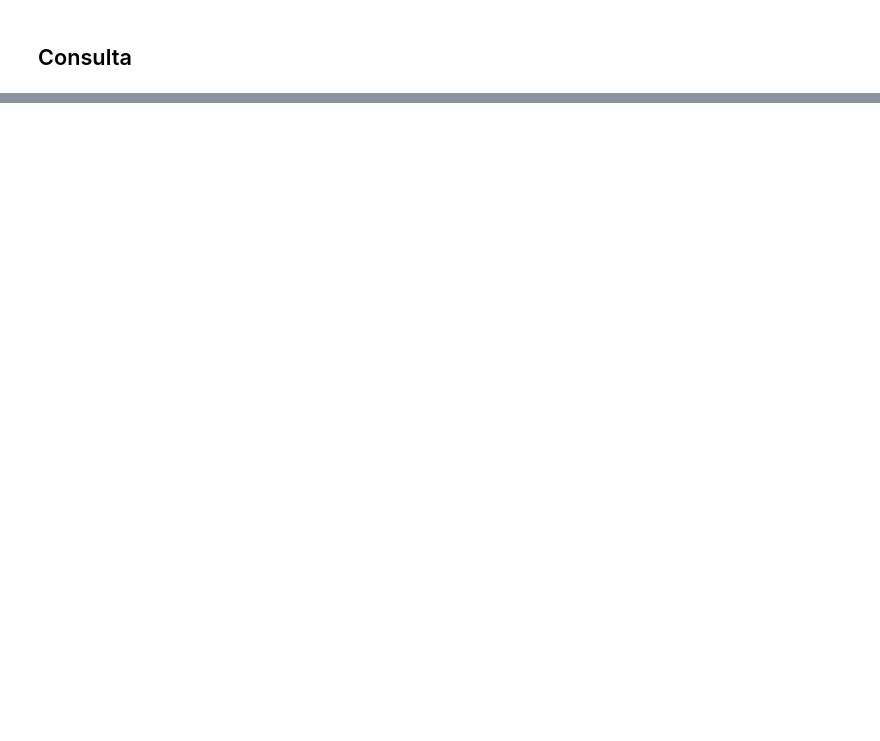
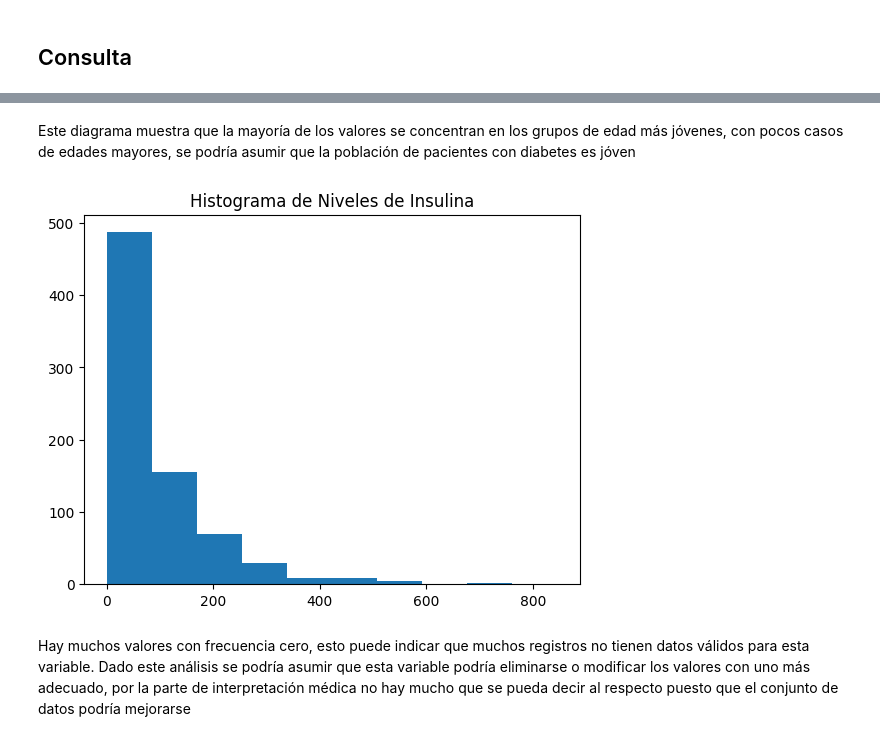
Before and after one commit to osirisfigon/Laboratorio_A01198910, a Jupyter notebook: EstadísticaDescriptiva-Osiris.ipynb, the cells around one changed output, grey strips where cells are left out. Cells and saved outputs as stored; diff of their text form; code cells hidden in the pictures; blank space fills up the shorter version.

```diff
--- a/EstadísticaDescriptiva-Osiris.ipynb
+++ b/EstadísticaDescriptiva-Osiris.ipynb
@@ -338,0 +330,10 @@ Name: SkinThickness, dtype: float64
+# %% [markdown]
+Este diagrama muestra que la mayoría de los valores se concentran en los grupos de edad más jóvenes, con pocos casos de edades mayores, se podría asumir que la población de pacientes con diabetes es jóven
+# %%
+plt.hist(diabetes['Insulin'], bins=10)
+plt.title("Histograma de Niveles de Insulina")
+plt.show()
+# %% [output]
+[figure, added]
+# %% [markdown]
+Hay muchos valores con frecuencia cero, esto puede indicar que muchos registros no tienen datos válidos para esta variable.  Dado este análisis se podría asumir que esta variable podría eliminarse o modificar los valores con uno más adecuado, por la parte de interpretación médica no hay mucho que se pueda decir al respecto puesto que el conjunto de datos podría mejorarse
```
Also changed, not shown: parts of 32 cells of this notebook.
